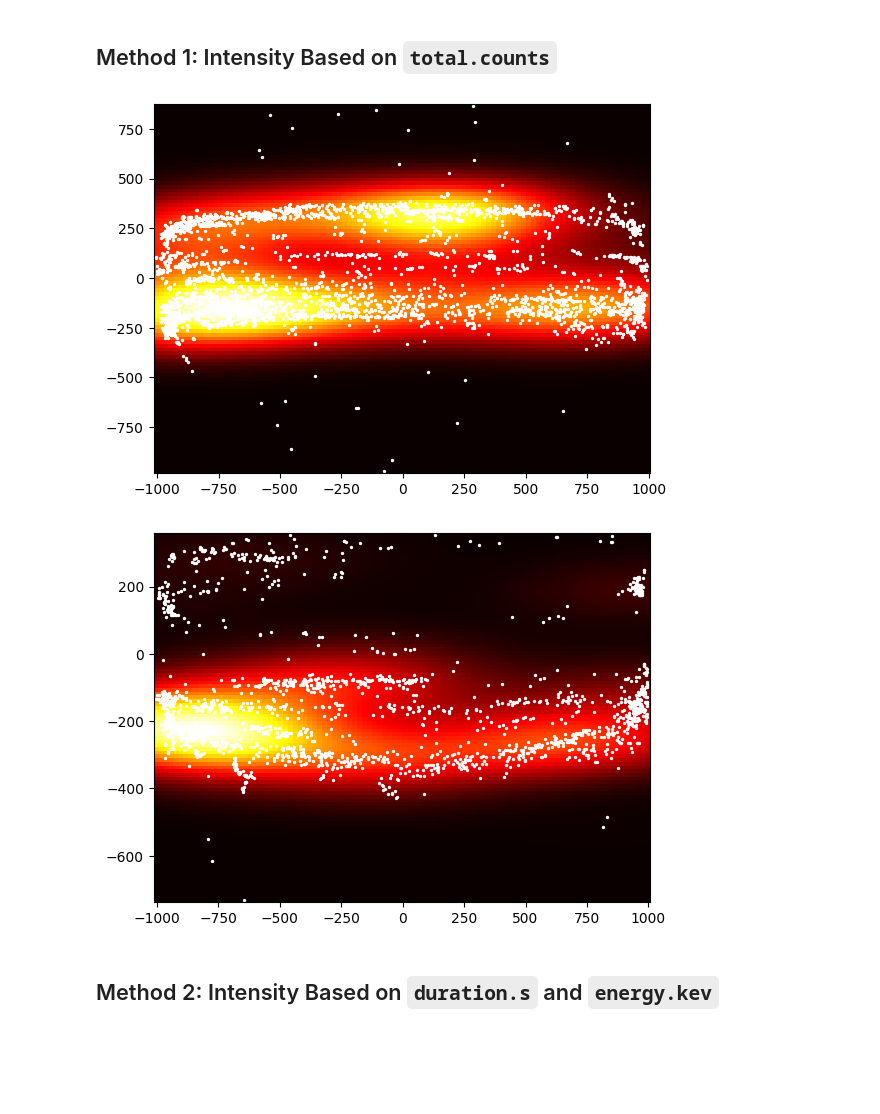
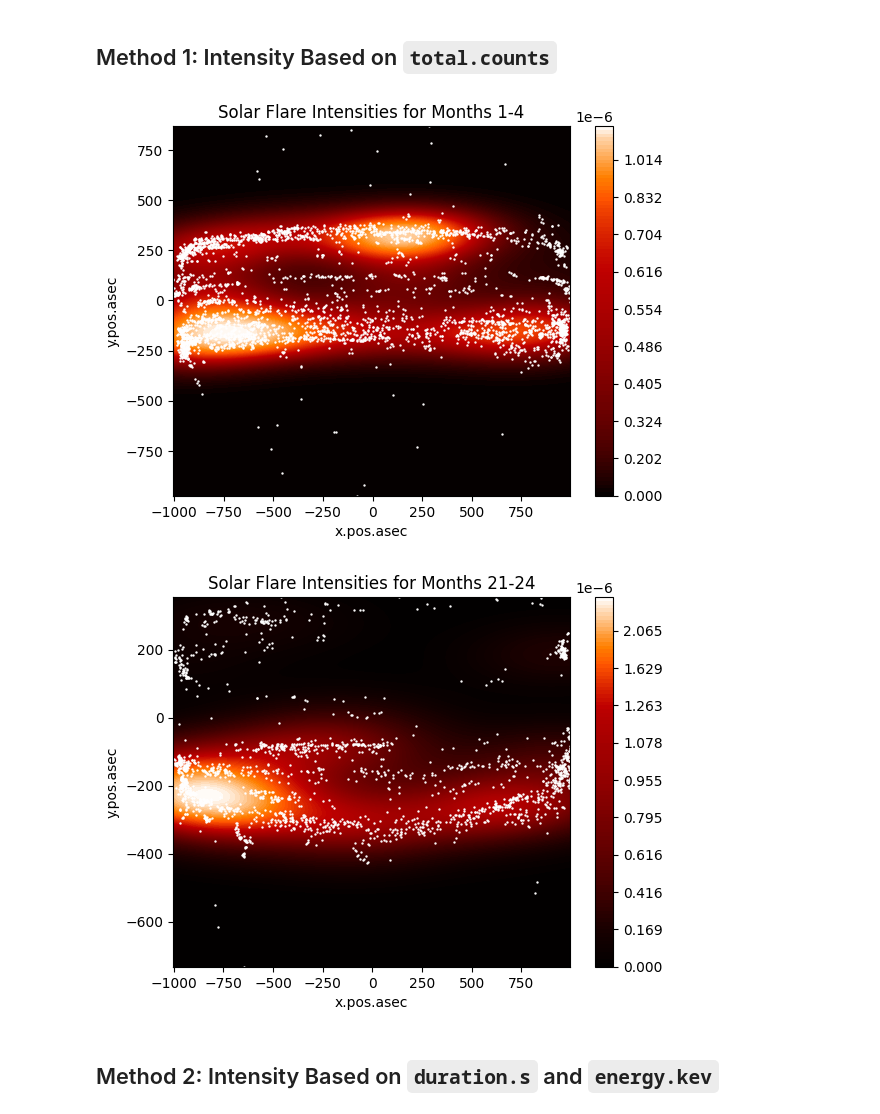
Before and after one commit to bsanchezhtx/helios-group-project, a Jupyter notebook: task1.ipynb, the cells around one changed output. Cells and saved outputs as stored; diff of their text form; code cells hidden in the pictures; blank space fills up the shorter version.

Commit message:
Change method 1 and start task 2

```diff
--- a/task1.ipynb
+++ b/task1.ipynb
@@ -81,12 +41,56 @@ def intensity_estimations(data):
-# %%
-# frequency based density estimations for months 1-4 and months 21-24
-flares_1 = dfs[0]
-flares_2 = dfs[-1]
-
-intensity_estimations(flares_1)
-intensity_estimations(flares_2)
-# %% [output]
-[figure, removed]
-[figure, removed]
+# %%
+def intensity_estimation(data, plot=False, levels=10):
+    # getting the x, y, and total.counts values in numpy arrays
+    x = data['x.pos.asec'].values.flatten()
+    y = data['y.pos.asec'].values.flatten()
+    counts = data['total.counts'].values.flatten()
+
+    if plot:
+        # new matplotlib figure
+        plt.figure()
+
+        # seaborne kde plot, uses scipy gaussian_kde underneath
+        ax = sns.kdeplot(data=data, x='x.pos.asec', y='y.pos.asec',
+                           weights='total.counts', fill=True, levels=levels,
+                           thresh=0, cmap='gist_heat', cbar=True)
+
+        # retrieving the tick values for the colorbar, can be used as threshold values
+        ticks = ax.collections[-1].colorbar.get_ticks()
+
+        # adjusting domain and range
+        plt.xlim(x.min(), x.max())
+        plt.ylim(y.min(), y.max())
+
+        # title
+        plt.title(f"Solar Flare Intensities for Months {data['month'].min()}-{data['month'].max()}")
+
+        # plotting the scatterplot on top of the kde plot
+        plt.scatter(x, y, s=0.5, facecolor='white')
+
+        # saving the figure to the output folder
+        date_range = f"{data['year'].iloc[0]}_{data['month'].min()}-{data['month'].max()}"
+        plt.savefig(f"./output/intensity_frequency{date_range}.png")
+
+        # return the values for the contours, which can serve as threshold values for hotspot analysis
+        return ticks
+    else:
+        # data from the subset to be passed to gaussian kernel
+        training_locations = np.vstack([x, y])
+
+        # gaussian kernel, bandwidth using "scott's rule", using the total.counts attribute as weights
+        kde = stats.gaussian_kde(training_locations, bw_method='scott', weights=counts.T)
+
+        # returning the intensity values for each location
+        return kde.evaluate(training_locations)
+
+# performing the intesity estimation on months 1-4 and 21-24
+s1 = dfs[0]
+s2 = dfs[-1]
+
+a = intensity_estimation(s1, plot=True, levels=100)
+b = intensity_estimation(s2, plot=True, levels=100)
+# %% [output]
+[figure, added]
+[figure, added]
 # %% [markdown]
 ## Method 2: Intensity Based on `duration.s` and `energy.kev`
```
Also changed, not shown: parts of 5 cells of this notebook, 16 other files.
